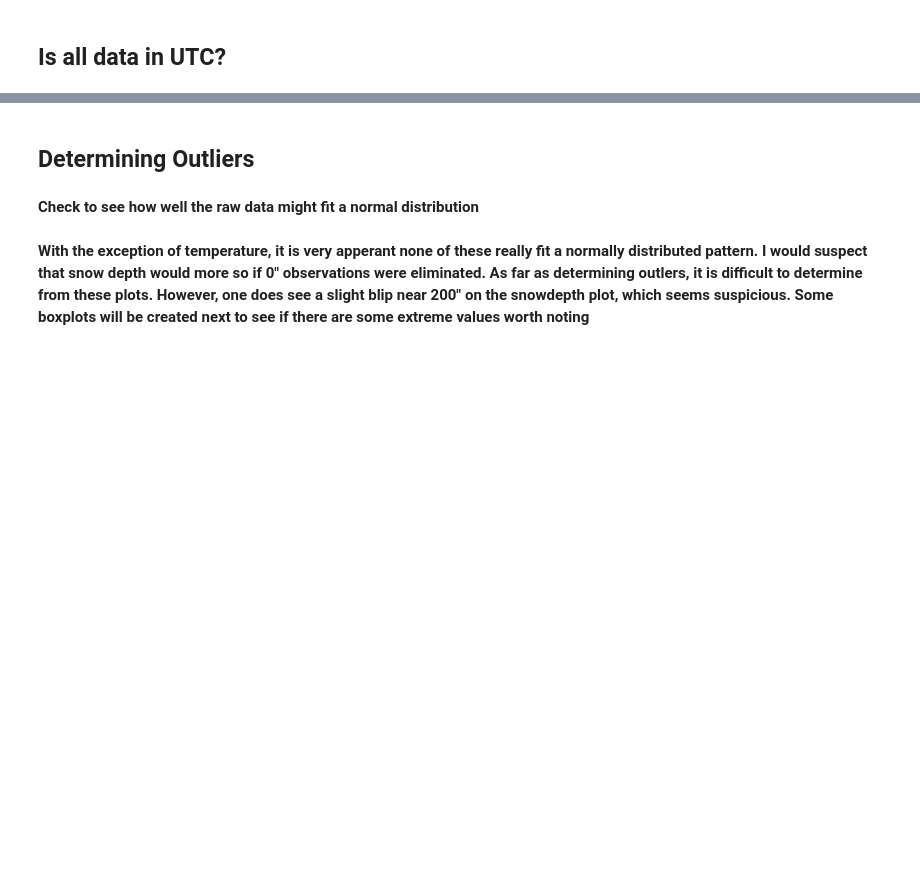
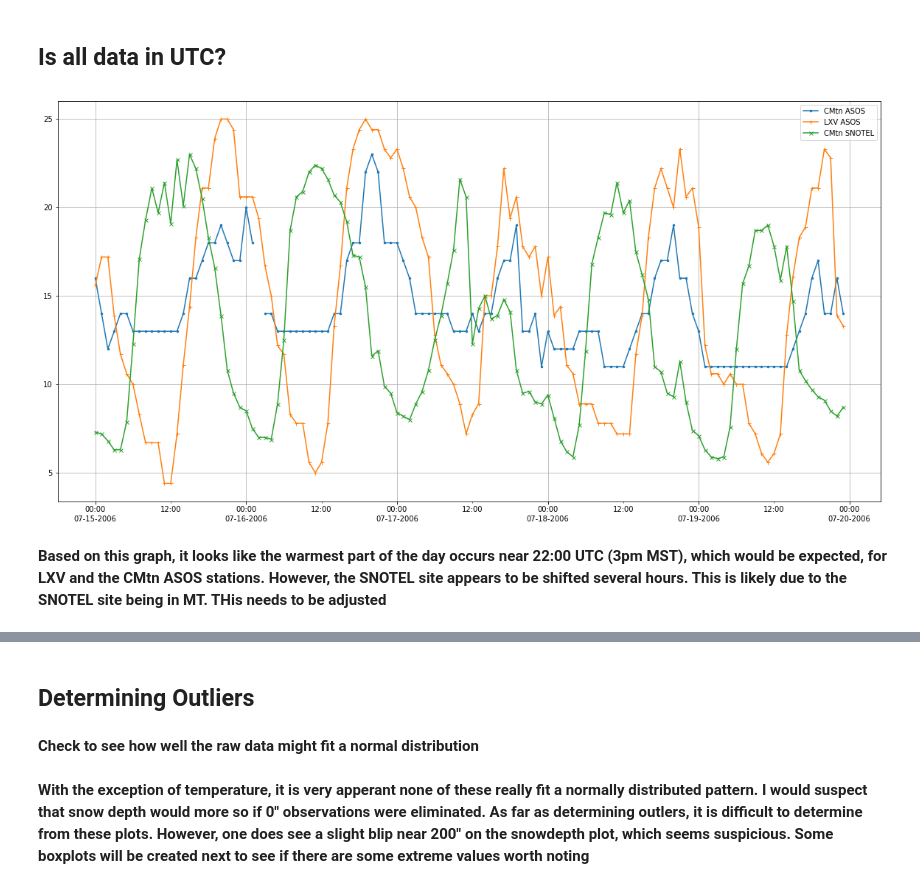
Before and after one commit to dustinrapp/Capstone_Springboard_Intermediate_Python, a Jupyter notebook: Projects/Surface_Data_Cleanup.ipynb, the cells around one changed output, grey strips where cells are left out. Cells and saved outputs as stored; diff of their text form; code cells hidden in the pictures; blank space fills up the shorter version.

```diff
--- a/Projects/Surface_Data_Cleanup.ipynb
+++ b/Projects/Surface_Data_Cleanup.ipynb
@@ -185,3 +184,30 @@ count        69999.000000            65183.000000        65183.000000
 max                   26.700000
 # %% [markdown]
 ## Is all data in UTC?
+# %%
+
+import matplotlib.dates as mdates
+fig,ax1 = plt.subplots(figsize=(20,10))
+
+
+tickv = pd.date_range('2006-07-15', periods=6, freq = 'H')
+
+ax1.plot(asos_snotel_df['CMtn_Temperature_degC']['2006-07-15':'2006-07-19'], marker='.', markersize = 5, label = "CMtn ASOS")
+ax1.plot(asos_snotel_df['LXV_Temperature_degC']['2006-07-15':'2006-07-19'], marker='+', markersize = 5, label = "LXV ASOS")
+ax1.plot(asos_snotel_df['CMtnSNTL_Temp_degC']['2006-07-15':'2006-07-19'], marker='x', markersize = 5, label = "CMtn SNOTEL")
+#plt.xticks(tickv)
+
+
+ax1.xaxis.set_major_locator(mdates.DayLocator(interval=1))
+ax1.xaxis.set_minor_locator(mdates.HourLocator(byhour=range(0, 24, 12)))
+ax1.xaxis.set_minor_formatter(mdates.DateFormatter('%H:%M'))  # hours and minutes
+ax1.xaxis.set_major_formatter(mdates.DateFormatter('\n%m-%d-%Y'))
+
+ax1.grid(True)
+
+plt.legend()
+plt.show()
+# %% [output]
+[figure, added]
+# %% [markdown]
+**Based on this graph, it looks like the warmest part of the day occurs near 22:00 UTC (3pm MST), which would be expected, for LXV and the CMtn ASOS stations.  However, the SNOTEL site appears to be shifted several hours.  This is likely due to the SNOTEL site being in MT.  THis needs to be adjusted**
```
Also changed, not shown: parts of 13 cells of this notebook, 11 other files.
